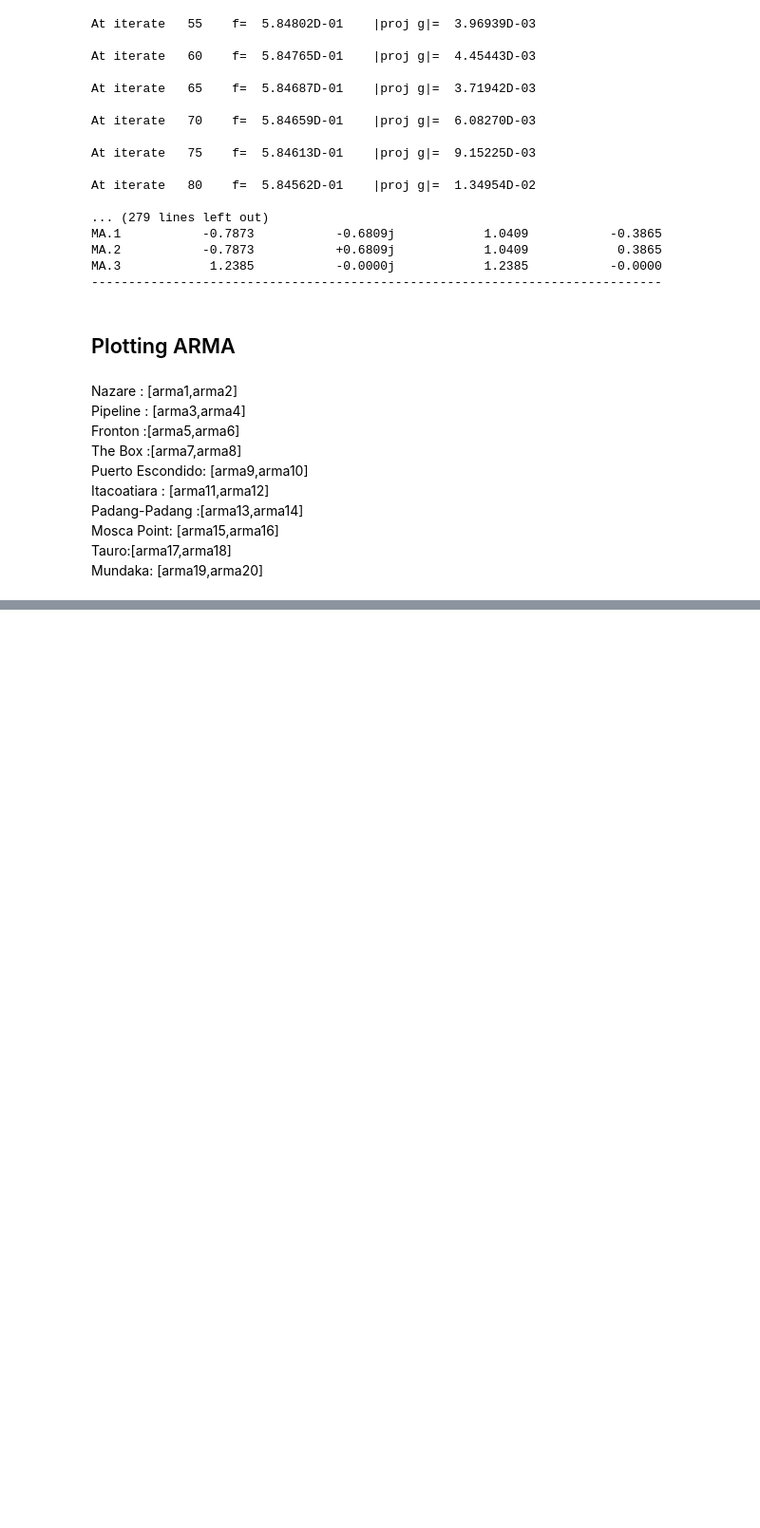
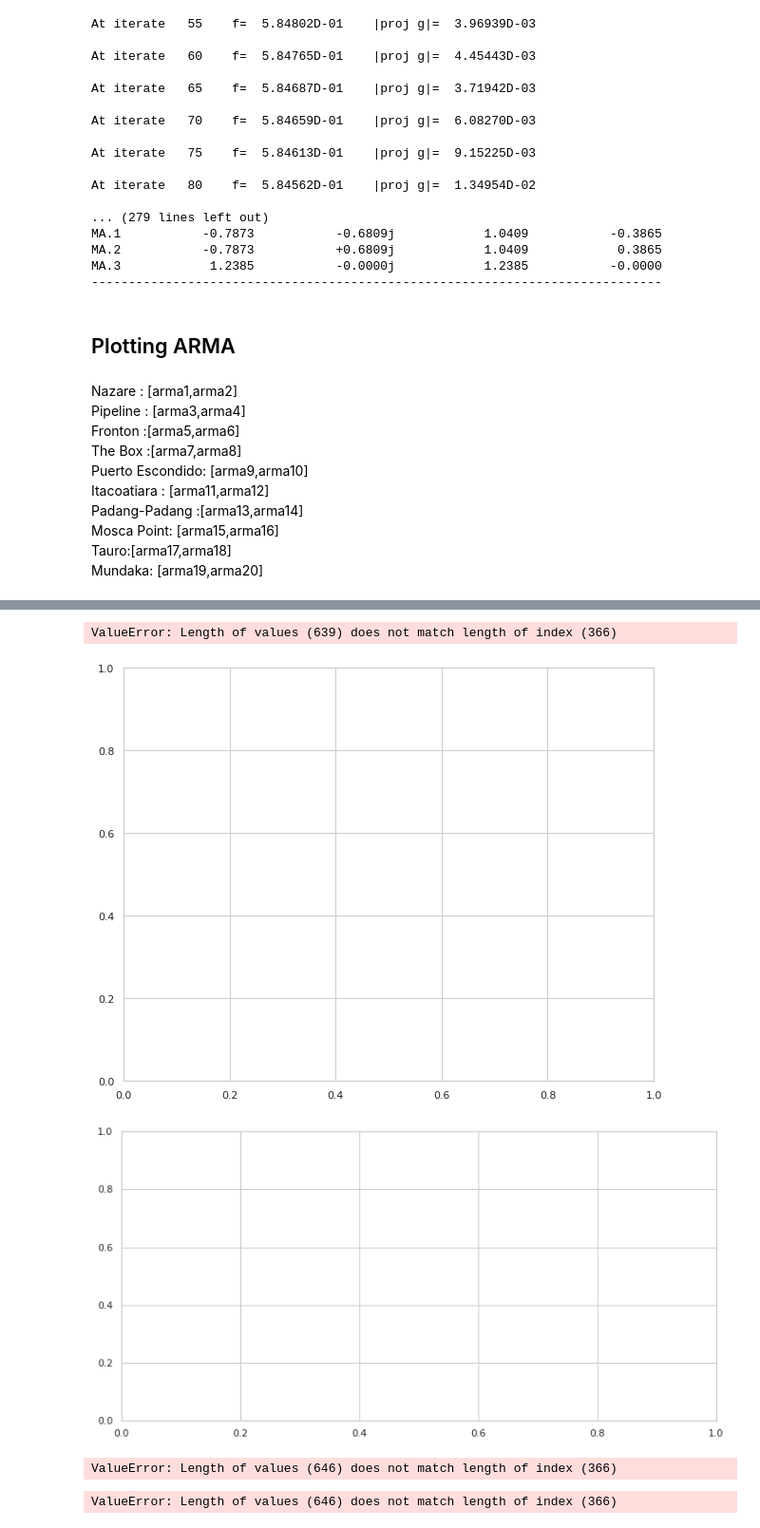
Before and after one commit to lukesmith194/SurfScanner, a Jupyter notebook: Time series.ipynb, the cells around one changed output, grey strips where cells are left out. Shown at 95% size. Drawn from its saved outputs; the diff is of its cells as text; code cells hidden in the pictures; blank space fills up the shorter version.

```diff
--- a/Time series.ipynb
+++ b/Time series.ipynb
@@ -1744,0 +1772,12 @@ Mundaka: [arma19,arma20]
+# %%
+fig, ax = plt.subplots(figsize=(10,8))
+fig = arma1.plot_predict(start='2021-10', end='2022-10')
+legend = ax.legend(loc='upper left')
+# %% [output]
+ValueError: Length of values (639) does not match length of index (366)
+[figure, added]
+[figure, added]
+# %%
+forecast_wave = arma6.predict(start = start_index, end = end_index)
+# %% [output]
+ValueError: Length of values (646) does not match length of index (366)
@@ -1744,0 +1791,4 @@ Mundaka: [arma19,arma20]
+# %%
+predict(arma1,arma2)
+# %% [output]
+ValueError: Length of values (646) does not match length of index (366)
```
Also changed, not shown: parts of 7 cells of this notebook.
